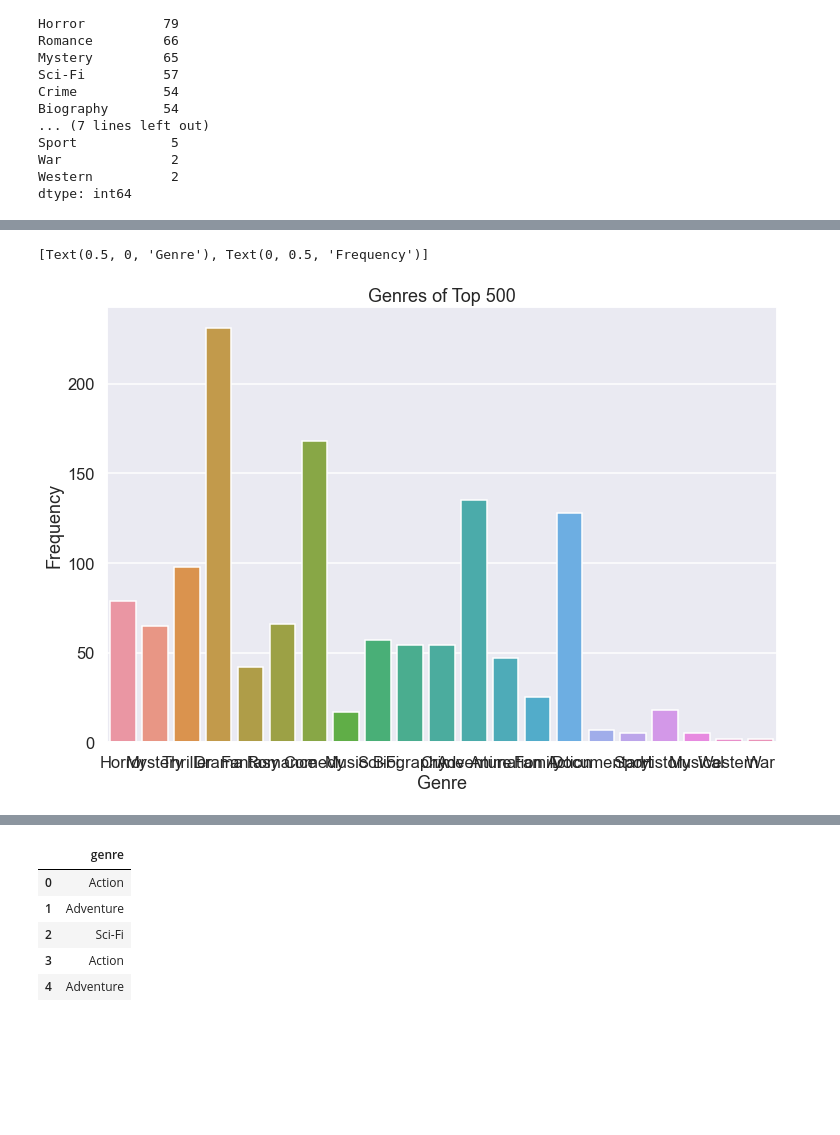
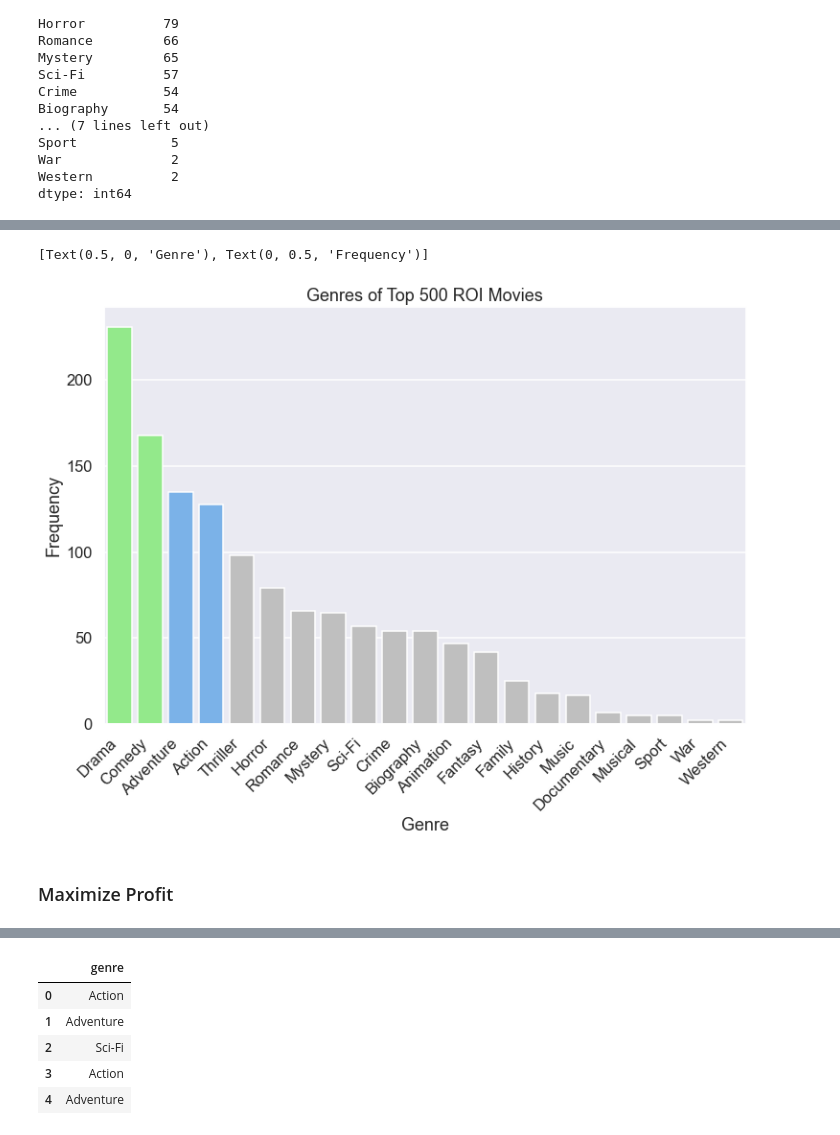
Before and after one commit to hoganbyun/Movie_analysis, a Jupyter notebook: Phase 1 Project Code.ipynb, the cells around one changed output, grey strips where cells are left out. Drawn from its saved outputs; the diff is of its cells as text; code cells hidden in the pictures; blank space fills up the shorter version.

Commit message:
completed all code and visualizations

```diff
--- a/Phase 1 Project Code.ipynb
+++ b/Phase 1 Project Code.ipynb
@@ -1056,0 +168,8 @@ movies_df.sort_values(by = 'vote_count',ascending = False).head(10)
+# %%
+# convert money columns into int to access mathematical operators
+movie_budgets_df['worldwide_gross'] = movie_budgets_df['worldwide_gross'].map(
+    lambda x: int(x[1:].replace(',','')))
+movie_budgets_df['production_budget'] = movie_budgets_df['production_budget'].map(
+    lambda x: int(x[1:].replace(',','')))
+movie_budgets_df['domestic_gross'] = movie_budgets_df['domestic_gross'].map(
+    lambda x: int(x[1:].replace(',','')))
@@ -1241,10 +407,6 @@ media_roi_df.head()
 | 3 | tt1212419 | 6.5 | 87288 | Hereafter | Hereafter | 2010 | Drama,Fantasy,Romance | [18, 14] | ... |
 | 4 | tt1232829 | 7.2 | 477771 | 21 Jump Street | 21 Jump Street | 2012 | Action,Comedy,Crime | [28, 35, 80] | ... |
 5 rows × 25 columns
-# %%
-media_roi_df['worldwide_gross'] = media_roi_df['worldwide_gross'].map(lambda x: int(x[1:].replace(',','')))
-media_roi_df['production_budget'] = media_roi_df['production_budget'].map(lambda x: int(x[1:].replace(',','')))
-media_roi_df['domestic_gross'] = media_roi_df['domestic_gross'].map(lambda x: int(x[1:].replace(',','')))
 # %%
 # add an ROI column
 media_roi_df['roi'] = ((media_roi_df['worldwide_gross'] - media_roi_df['production_budget']) /
@@ -1400,0 +577,4 @@ dtype: int64
+# %%
+# convert value_counts into a DataFrame for plotting
+roi_genres_total_df = roi_genres_df.value_counts().reset_index(name = 'num_movies')
+roi_genres_total_df
@@ -1401,13 +599,22 @@ dtype: int64
+# %%
+# set up a new palette
+# highlight top 2 as green, next top 2 as blue
+clrs = ['#86F97B' if (x >= roi_genres_total_df['num_movies'][1]) else '#BFBFBF' if
+        (x < roi_genres_total_df['num_movies'][3]) else '#69B2FA' for x in roi_genres_total_df['num_movies']]
 # %%
+# plot frequency of genres
 sns.set_style("darkgrid")
 sns.set_context("talk")
 fig = plt.figure(figsize = (12, 8))
-plt.title('Genres of Top 500')
-ax = sns.countplot(x='genre', data=roi_genres_df)
+plt.title('Genres of Top 500 ROI Movies')
+ax = sns.barplot(x = 'genre', y = 'num_movies', data = roi_genres_total_df, palette = clrs)
+plt.xticks(rotation = 45, horizontalalignment="right")
 ax.set(xlabel = 'Genre', ylabel = 'Frequency')
 # %% [output]
 [Text(0.5, 0, 'Genre'), Text(0, 0.5, 'Frequency')]
-[figure, old version]
+[figure, new version]
+# %% [markdown]
+### Maximize Profit
 # %%
 # sort by profit
 profit_sorted_df = media_roi_df.sort_values(by = 'profit', ascending = False)
```
Also changed, not shown: parts of 203 cells of this notebook.
